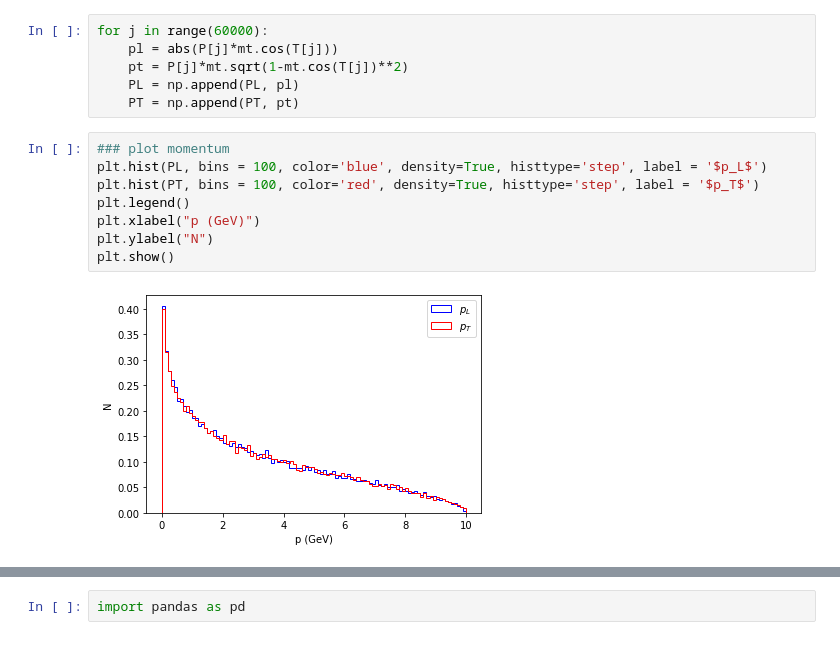
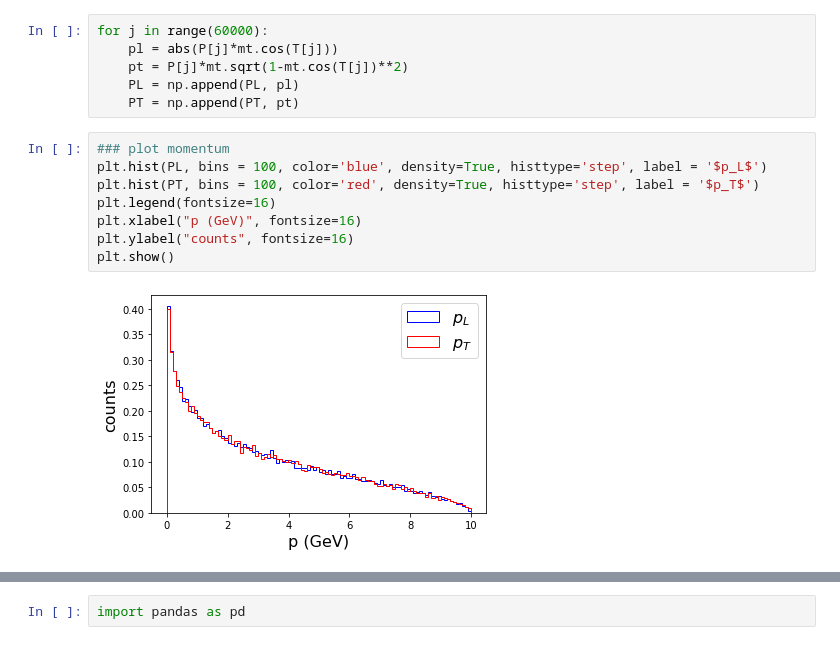
Before and after one commit to BiancaPinolini/statistical-analysis, a Jupyter notebook: es4/MC generation.ipynb, the cells around one changed output, grey strips where cells are left out. Drawn from its saved outputs; the diff is of its cells as text.

```diff
--- a/es4/MC generation.ipynb
+++ b/es4/MC generation.ipynb
@@ -60,10 +62,10 @@ for j in range(60000):
 # %%
 ### plot momentum
 plt.hist(PL, bins = 100, color='blue', density=True, histtype='step', label = '$p_L$')
 plt.hist(PT, bins = 100, color='red', density=True, histtype='step', label = '$p_T$')
-plt.legend()
-plt.xlabel("p (GeV)")
-plt.ylabel("N")
+plt.legend(fontsize=16)
+plt.xlabel("p (GeV)", fontsize=16)
+plt.ylabel("counts", fontsize=16)
 plt.show()
 # %% [output]
-[figure, old version]
+[figure, new version]
```
Also changed, not shown: parts of 6 cells of this notebook, 35 other files.
